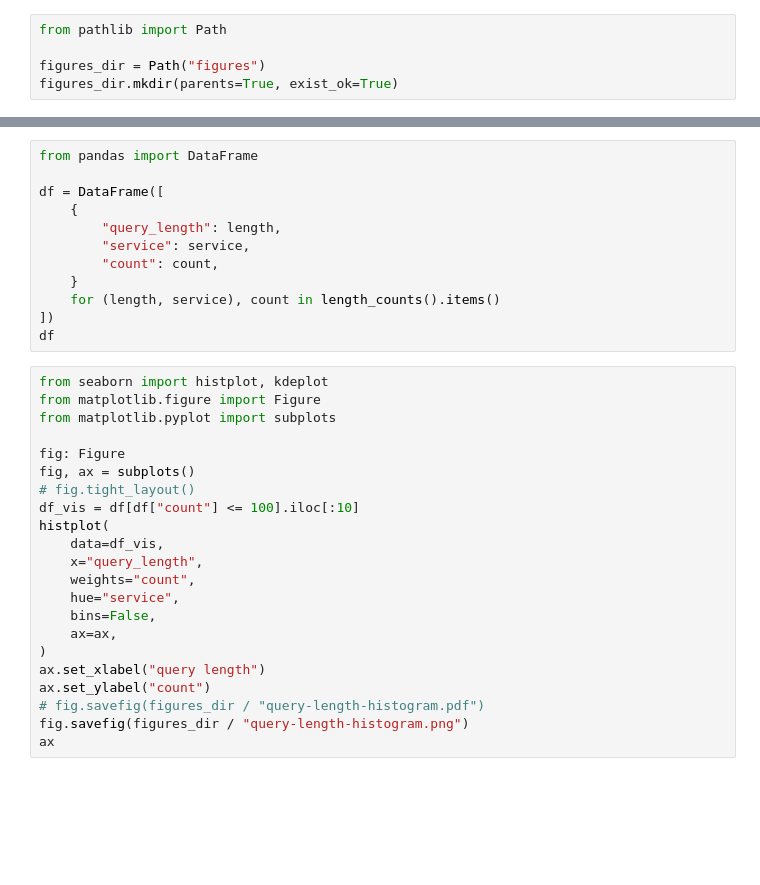
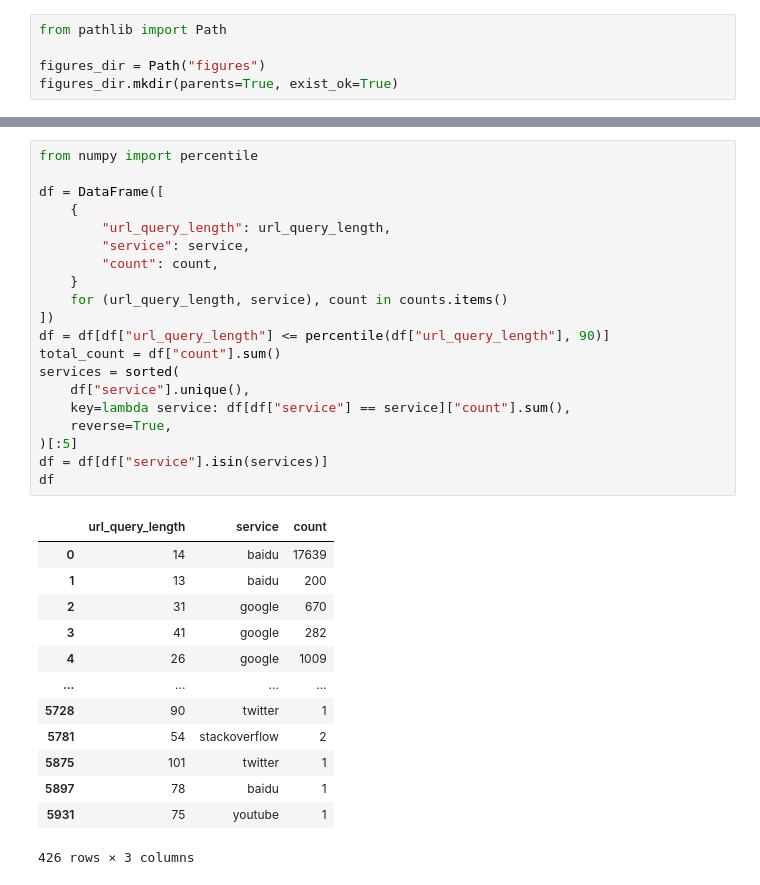
Before and after one commit to webis-de/archive-query-log, a Jupyter notebook: notebooks/evaluation_query_length.ipynb, the cells around one changed output, grey strips where cells are left out. Saved outputs shown, nothing was run; the diff lists cells and outputs as text; blank space fills up the shorter version.

```diff
--- a/notebooks/evaluation_query_length.ipynb
+++ b/notebooks/evaluation_query_length.ipynb
@@ -53,34 +40,34 @@ def length_counts():
-# %%
-from pandas import DataFrame
-
-df = DataFrame([
-    {
-        "query_length": length,
-        "service": service,
-        "count": count,
-    }
-    for (length, service), count in length_counts().items()
-])
-df
-# %%
-from seaborn import histplot, kdeplot
-from matplotlib.figure import Figure
-from matplotlib.pyplot import subplots
-
-fig: Figure
-fig, ax = subplots()
-# fig.tight_layout()
-df_vis = df[df["count"] <= 100].iloc[:10]
-histplot(
-    data=df_vis,
-    x="query_length",
-    weights="count",
-    hue="service",
-    bins=False,
-    ax=ax,
-)
-ax.set_xlabel("query length")
-ax.set_ylabel("count")
-# fig.savefig(figures_dir / "query-length-histogram.pdf")
-fig.savefig(figures_dir / "query-length-histogram.png")
-ax
+# %%
+from numpy import percentile
+
+df = DataFrame([
+    {
+        "url_query_length": url_query_length,
+        "service": service,
+        "count": count,
+    }
+    for (url_query_length, service), count in counts.items()
+])
+df = df[df["url_query_length"] <= percentile(df["url_query_length"], 90)]
+total_count = df["count"].sum()
+services = sorted(
+    df["service"].unique(),
+    key=lambda service: df[df["service"] == service]["count"].sum(),
+    reverse=True,
+)[:5]
+df = df[df["service"].isin(services)]
+df
+# %% [output]
+|  | url_query_length | service | count |
+| 0 | 14 | baidu | 17639 |
+| 1 | 13 | baidu | 200 |
+| 2 | 31 | google | 670 |
+| 3 | 41 | google | 282 |
+| 4 | 26 | google | 1009 |
+| ... | ... | ... | ... |
+| 5728 | 90 | twitter | 1 |
+| 5781 | 54 | stackoverflow | 2 |
+| 5875 | 101 | twitter | 1 |
+| 5897 | 78 | baidu | 1 |
+| 5931 | 75 | youtube | 1 |
+426 rows × 3 columns
```
Also changed, not shown: parts of 7 cells of this notebook.
